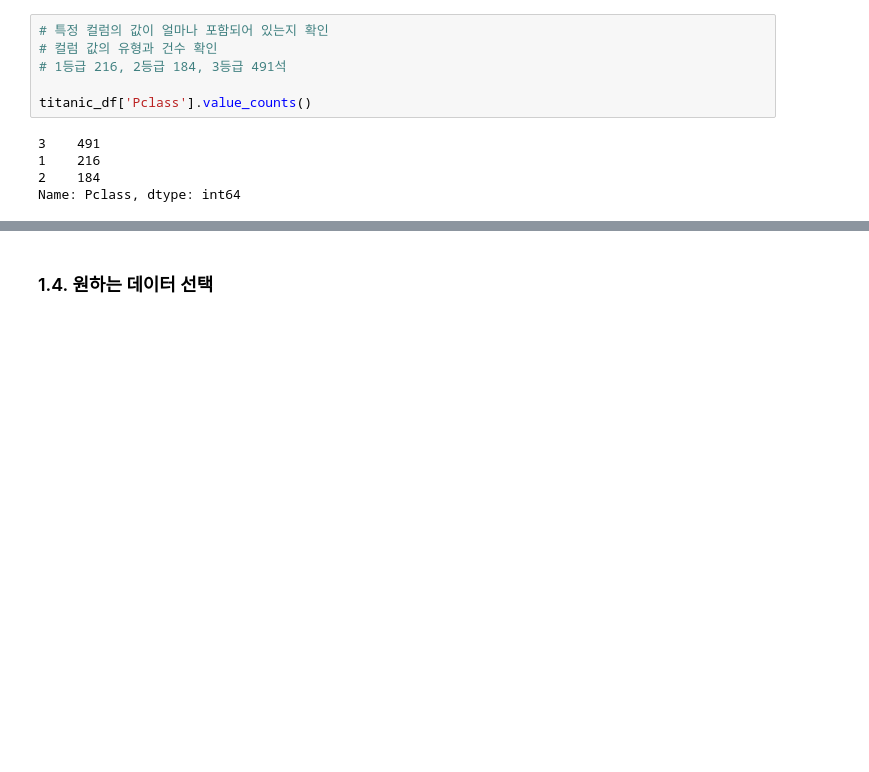
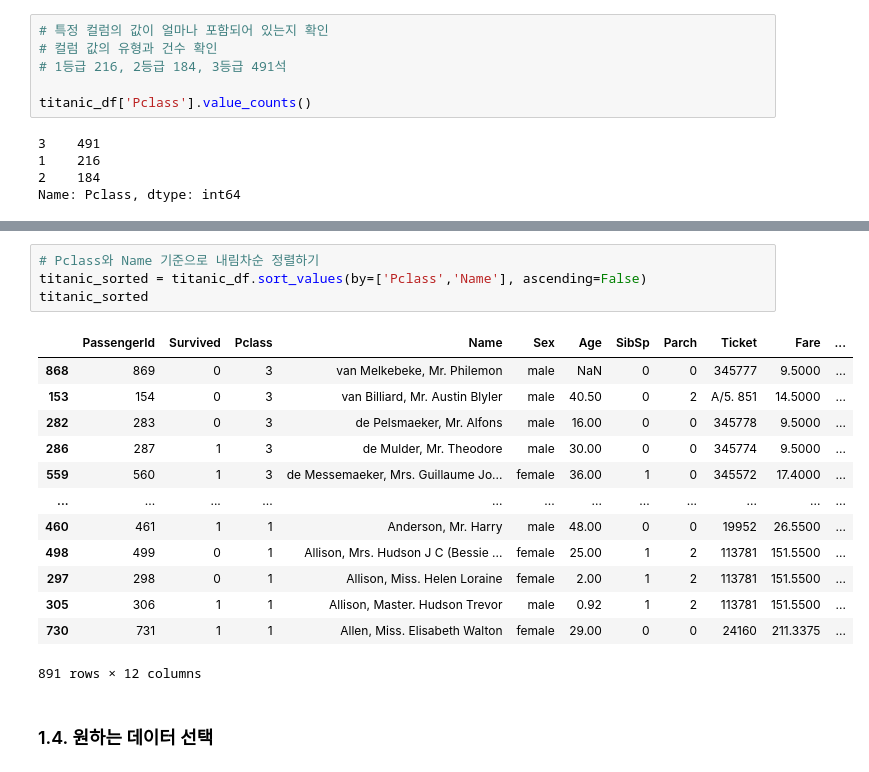
Before and after one commit to Team-COSADAMA/Data-Science-Intro, a Jupyter notebook: week1/week1.ipynb, the cells around one changed output, grey strips where cells are left out. Saved outputs shown, nothing was run; the diff lists cells and outputs as text; blank space fills up the shorter version.

```diff
--- a/week1/week1.ipynb
+++ b/week1/week1.ipynb
@@ -380,6 +384,24 @@ titanic_df.sort_values(by='Pclass')
 | 371 | 372 | 0 | 3 | Wiklund, Mr. Jakob Alfred | male | 18.0 | 1 | 0 | 3101267 | 6.4958 | ... |
 | 890 | 891 | 0 | 3 | Dooley, Mr. Patrick | male | 32.0 | 0 | 0 | 370376 | 7.7500 | ... |
 891 rows × 12 columns
+# %%
+# Pclass와 Name 기준으로 내림차순 정렬하기
+titanic_sorted = titanic_df.sort_values(by=['Pclass','Name'], ascending=False)
+titanic_sorted
+# %% [output]
+|  | PassengerId | Survived | Pclass | Name | Sex | Age | SibSp | Parch | Ticket | Fare | ... |
+| 868 | 869 | 0 | 3 | van Melkebeke, Mr. Philemon | male | NaN | 0 | 0 | 345777 | 9.5000 | ... |
+| 153 | 154 | 0 | 3 | van Billiard, Mr. Austin Blyler | male | 40.50 | 0 | 2 | A/5. 851 | 14.5000 | ... |
+| 282 | 283 | 0 | 3 | de Pelsmaeker, Mr. Alfons | male | 16.00 | 0 | 0 | 345778 | 9.5000 | ... |
+| 286 | 287 | 1 | 3 | de Mulder, Mr. Theodore | male | 30.00 | 0 | 0 | 345774 | 9.5000 | ... |
+| 559 | 560 | 1 | 3 | de Messemaeker, Mrs. Guillaume Jo... | female | 36.00 | 1 | 0 | 345572 | 17.4000 | ... |
+| ... | ... | ... | ... | ... | ... | ... | ... | ... | ... | ... | ... |
+| 460 | 461 | 1 | 1 | Anderson, Mr. Harry | male | 48.00 | 0 | 0 | 19952 | 26.5500 | ... |
+| 498 | 499 | 0 | 1 | Allison, Mrs. Hudson J C (Bessie ... | female | 25.00 | 1 | 2 | 113781 | 151.5500 | ... |
+| 297 | 298 | 0 | 1 | Allison, Miss. Helen Loraine | female | 2.00 | 1 | 2 | 113781 | 151.5500 | ... |
+| 305 | 306 | 1 | 1 | Allison, Master. Hudson Trevor | male | 0.92 | 1 | 2 | 113781 | 151.5500 | ... |
+| 730 | 731 | 1 | 1 | Allen, Miss. Elisabeth Walton | female | 29.00 | 0 | 0 | 24160 | 211.3375 | ... |
+891 rows × 12 columns
 # %% [markdown]
 ### 1.4. 원하는 데이터 선택
 # %% [markdown]
```
Also changed, not shown: parts of 125 cells of this notebook.
